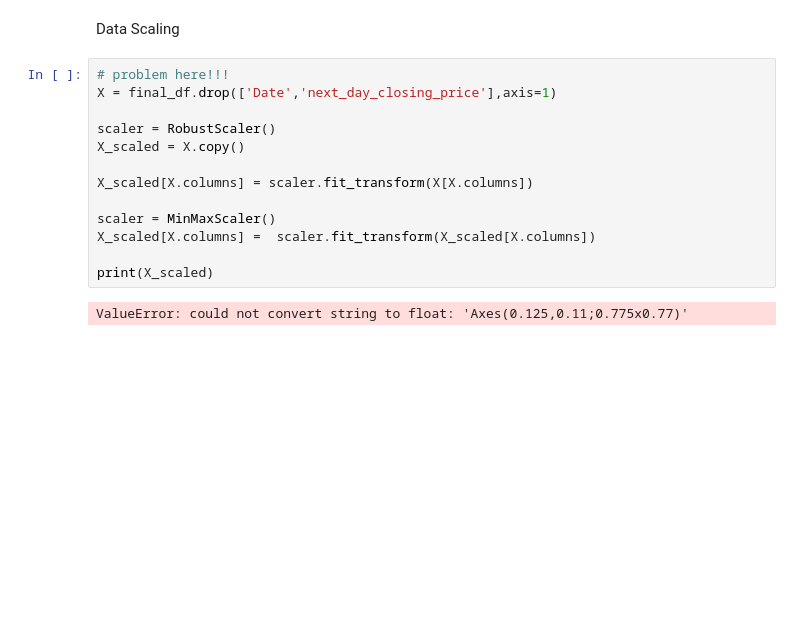
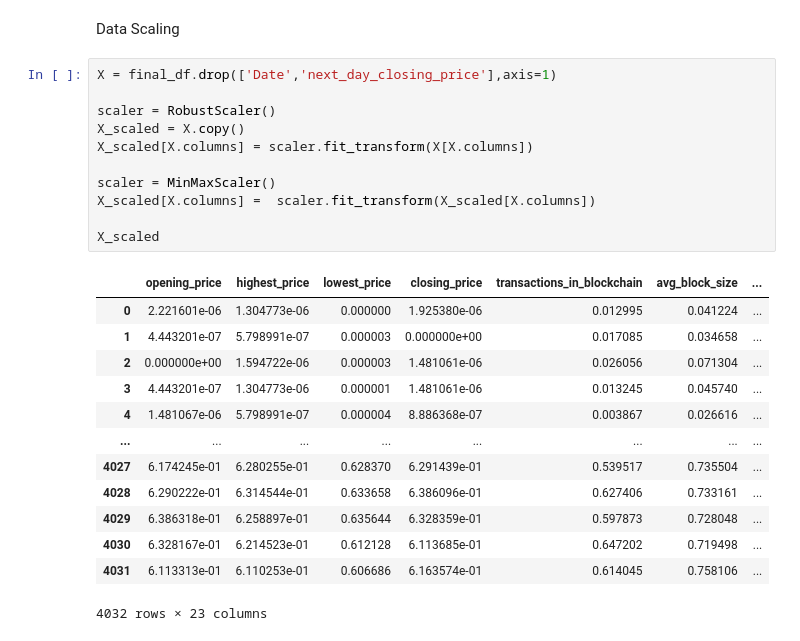
Before and after one commit to olegligorov/btc_price_prediction, a Jupyter notebook: 04_Feature_Selection.ipynb, the cells around one changed output. Drawn from its saved outputs; the diff is of its cells as text; blank space fills up the shorter version.

```diff
--- a/04_Feature_Selection.ipynb
+++ b/04_Feature_Selection.ipynb
@@ -68,20 +68,30 @@ def feature_imp(df,feat_importance,n_select_features):
 # %% [markdown]
 Data Scaling
 # %%
-# problem here!!!
 X = final_df.drop(['Date','next_day_closing_price'],axis=1)
 
 scaler = RobustScaler()
 X_scaled = X.copy()
-
 X_scaled[X.columns] = scaler.fit_transform(X[X.columns])
 
 scaler = MinMaxScaler()
 X_scaled[X.columns] =  scaler.fit_transform(X_scaled[X.columns])
 
-print(X_scaled)
+X_scaled
 # %% [output]
+|  | opening_price | highest_price | lowest_price | closing_price | transactions_in_blockchain | avg_block_size | ... |
+| 0 | 2.221601e-06 | 1.304773e-06 | 0.000000 | 1.925380e-06 | 0.012995 | 0.041224 | ... |
+| 1 | 4.443201e-07 | 5.798991e-07 | 0.000003 | 0.000000e+00 | 0.017085 | 0.034658 | ... |
+| 2 | 0.000000e+00 | 1.594722e-06 | 0.000003 | 1.481061e-06 | 0.026056 | 0.071304 | ... |
+| 3 | 4.443201e-07 | 1.304773e-06 | 0.000001 | 1.481061e-06 | 0.013245 | 0.045740 | ... |
+| 4 | 1.481067e-06 | 5.798991e-07 | 0.000004 | 8.886368e-07 | 0.003867 | 0.026616 | ... |
+| ... | ... | ... | ... | ... | ... | ... | ... |
+| 4027 | 6.174245e-01 | 6.280255e-01 | 0.628370 | 6.291439e-01 | 0.539517 | 0.735504 | ... |
+| 4028 | 6.290222e-01 | 6.314544e-01 | 0.633658 | 6.386096e-01 | 0.627406 | 0.733161 | ... |
+| 4029 | 6.386318e-01 | 6.258897e-01 | 0.635644 | 6.328359e-01 | 0.597873 | 0.728048 | ... |
+| 4030 | 6.328167e-01 | 6.214523e-01 | 0.612128 | 6.113685e-01 | 0.647202 | 0.719498 | ... |
+| 4031 | 6.113313e-01 | 6.110253e-01 | 0.606686 | 6.163574e-01 | 0.614045 | 0.758106 | ... |
-ValueError: could not convert string to float: 'Axes(0.125,0.11;0.775x0.77)'
+4032 rows × 23 columns
 # %%
 y = final_df['next_day_closing_price']
 rf = RandomForestRegressor(n_estimators=100,n_jobs=-1,bootstrap=True,
```
Also changed, not shown: parts of 3 cells of this notebook.
